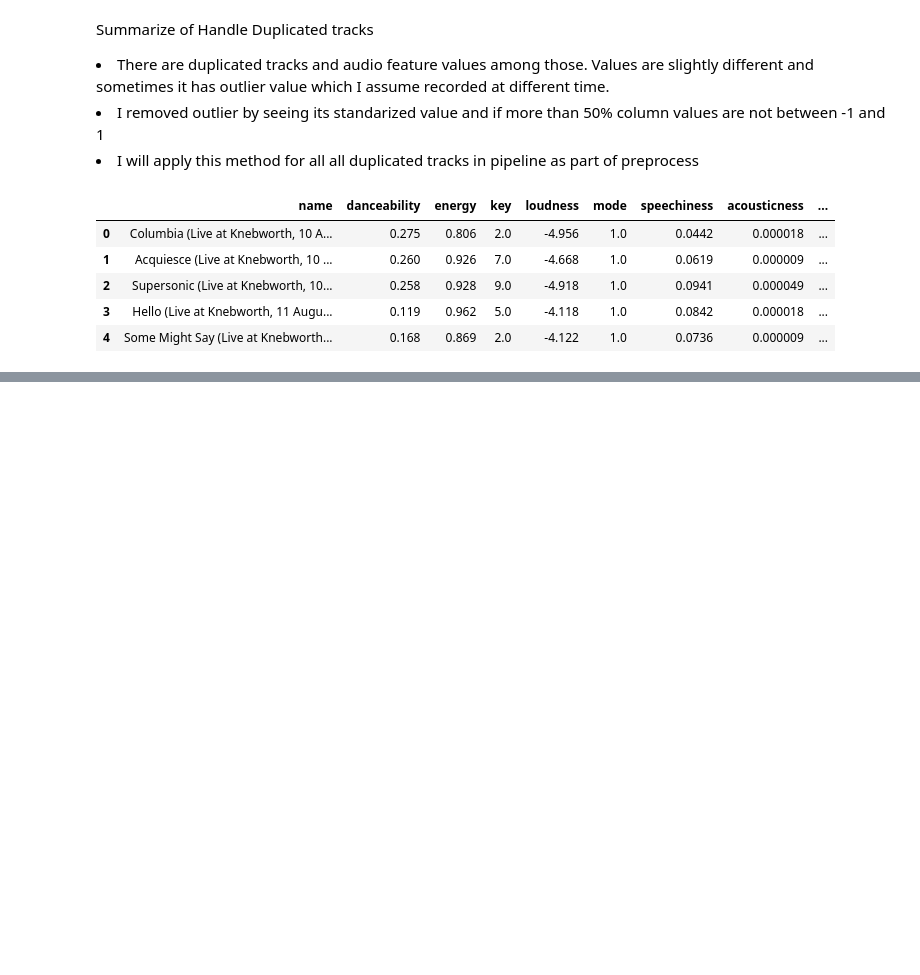
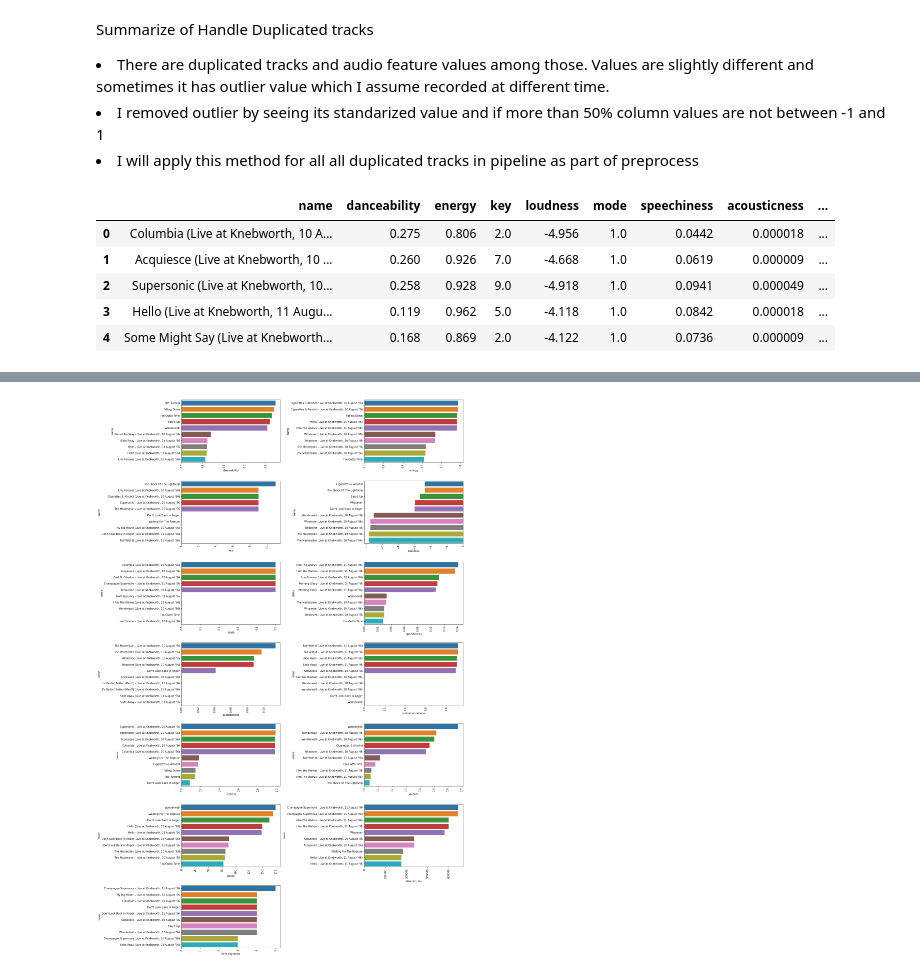
Before and after one commit to ShunOyama/Spotify_API, a Jupyter notebook: src/notebook/spotify_Oasis_EDA.ipynb, the cells around one changed output, grey strips where cells are left out. Cells and saved outputs as stored; diff of their text form; code cells hidden in the pictures; blank space fills up the shorter version.

```diff
--- a/src/notebook/spotify_Oasis_EDA.ipynb
+++ b/src/notebook/spotify_Oasis_EDA.ipynb
@@ -375,13 +294,0 @@ Observations<br>
-# %%
-#Plot for comparison
-plt.figure(figsize=(20, 30))
-for i, c in enumerate(unique_artist_df.columns[1:], 1):
-    col_df = unique_artist_df[['name', c]].sort_values(by = [c], ascending=False)
-    head_df = col_df.head(5)
-    tail_df = col_df.tail(5)
-    rank_df = pd.concat([head_df, tail_df])
-
-    plt.subplot(7, 2,i)
-    plt.tight_layout()
-    plt.xticks(rotation = 90)
-    sns.barplot(x = c, y = 'name', data =rank_df)
@@ -389,0 +375,16 @@ for i, c in enumerate(unique_artist_df.columns[1:], 1):
+# %%
+# Let's filter songs by top popularity
+
+def filter_by_popularity(unique_artist_df, n_top_tracks = 100):
+    unique_artist_df = unique_artist_df.copy()
+
+    tracks_gen_df = spotify.all_song_general_info_df
+    top_tracks_df = tracks_gen_df.sort_values(by = 'popularity', ascending=False).head(n_top_tracks).reset_index(drop=True)
+
+    filtered_top_tracks_df = unique_artist_df[unique_artist_df['name'].isin(top_tracks_df['name'])].reset_index(drop=True)
+
+    return filtered_top_tracks_df
+
+
+filtered_top_tracks_df = filter_by_popularity(unique_artist_df, n_top_tracks = 50)
+filtered_top_tracks_df
@@ -389,0 +409,15 @@ for i, c in enumerate(unique_artist_df.columns[1:], 1):
+# %%
+#Plot for comparison
+plt.figure(figsize=(20, 30))
+for i, c in enumerate(filtered_top_tracks_df.columns[1:], 1):
+    col_df = filtered_top_tracks_df[['name', c]].sort_values(by = [c], ascending=False)
+    head_df = col_df.head(5)
+    tail_df = col_df.tail(5)
+    rank_df = pd.concat([head_df, tail_df])
+
+    plt.subplot(7, 2,i)
+    plt.tight_layout()
+    plt.xticks(rotation = 90)
+    sns.barplot(x = c, y = 'name', data =rank_df)
+# %% [output]
+[figure, added]
```
Also changed, not shown: parts of 22 cells of this notebook, 2 other files.
